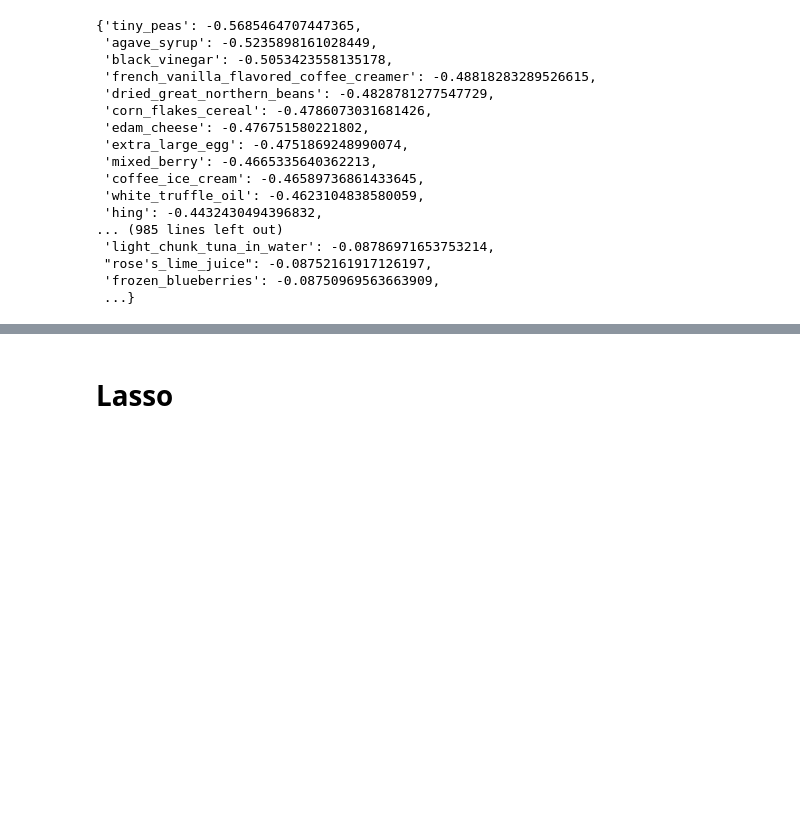
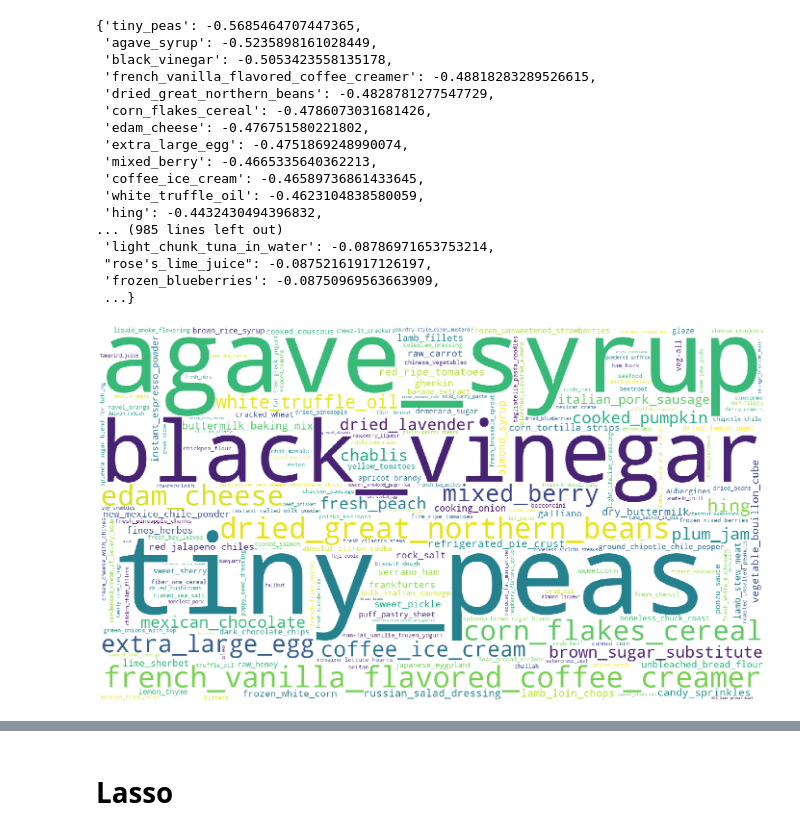
Before and after one commit to jCodingStuff/DataMadness, a Jupyter notebook: std_regressor.ipynb, the cells around one changed output, grey strips where cells are left out. Drawn from its saved outputs; the diff is of its cells as text; code cells hidden in the pictures; blank space fills up the shorter version.

```diff
--- a/std_regressor.ipynb
+++ b/std_regressor.ipynb
@@ -95,6 +142,10 @@ ing_contr2
  "rose's_lime_juice": -0.08752161917126197,
  'frozen_blueberries': -0.08750969563663909,
  ...}
+# %%
+lo_diff_cloud_good = generate_wordcloud('reg_std_low', None, {k:-v for k, v in ing_contr.items()}, irr)
+# %% [output]
+[figure, added]
 # %%
 ings = df.ings.to_numpy()
 # %%
```
Also changed, not shown: parts of 3 cells of this notebook, 9 other files.
